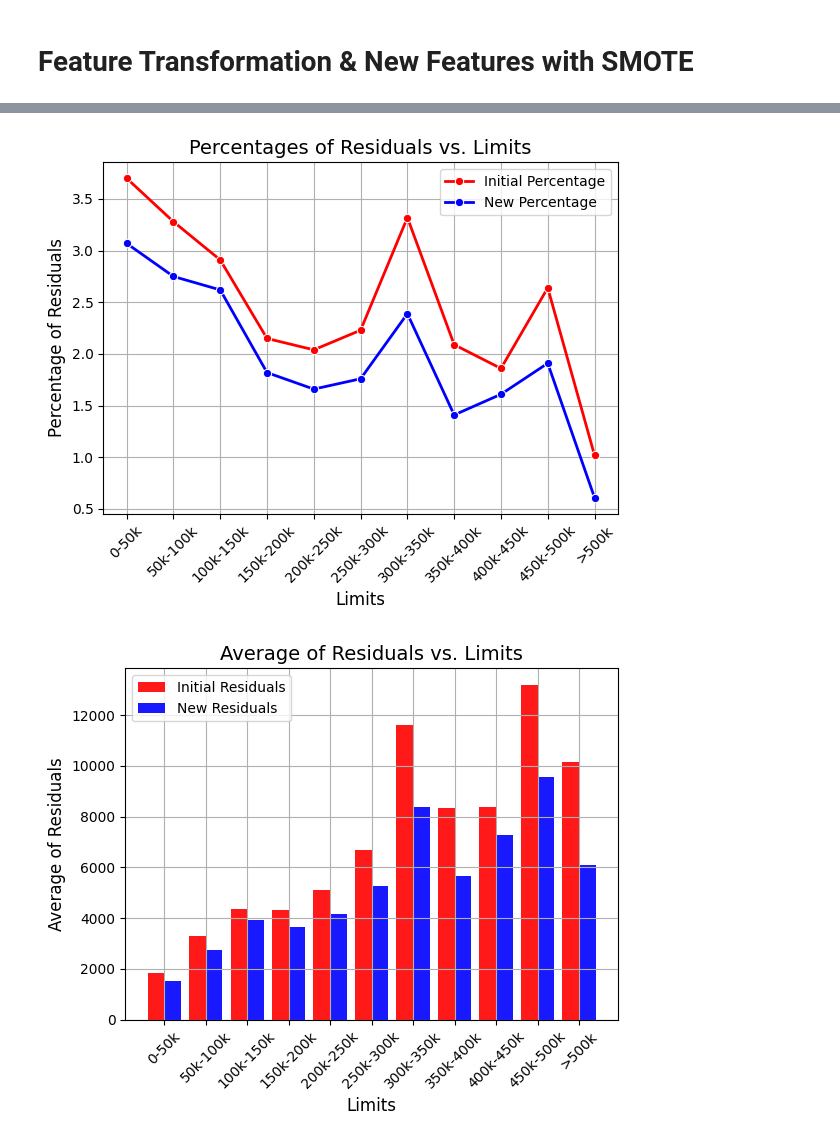
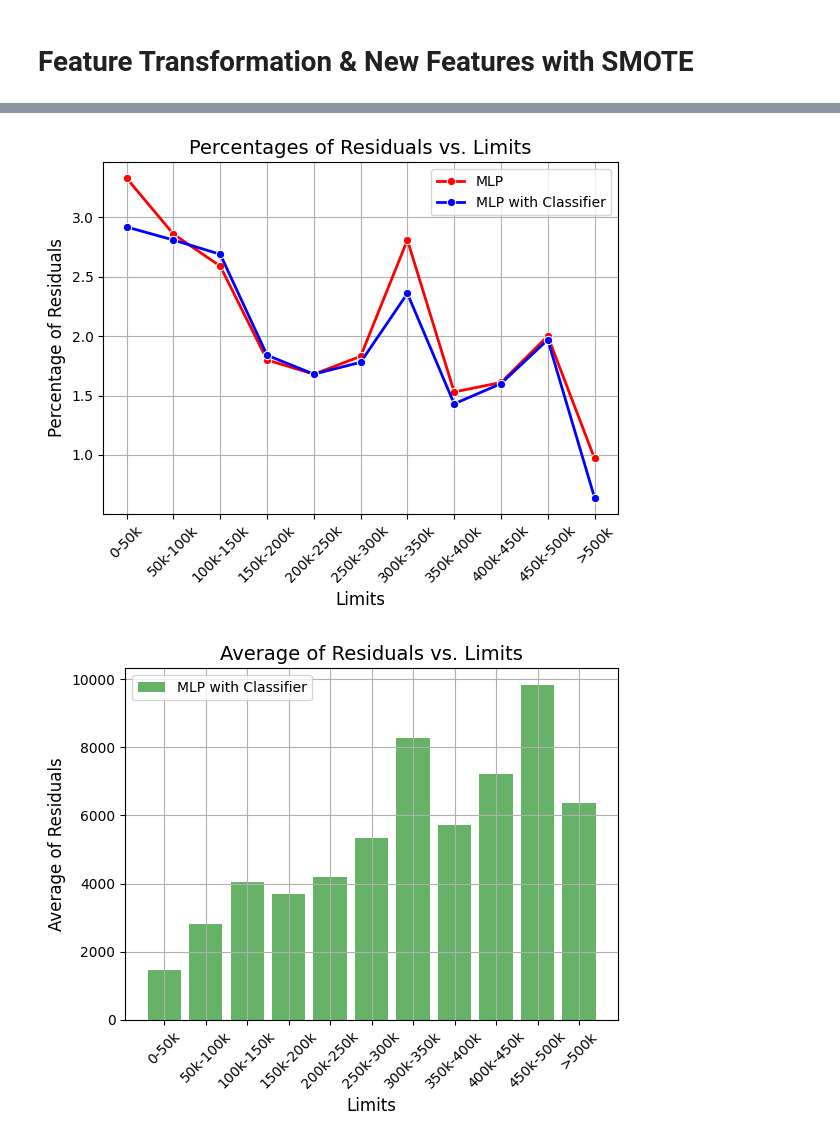
Before and after one commit to mkarayak24/Data_Mining_Project, a Jupyter notebook: final_notebook.ipynb, the cells around one changed output, grey strips where cells are left out. Drawn from its saved outputs; the diff is of its cells as text; code cells hidden in the pictures.

```diff
--- a/final_notebook.ipynb
+++ b/final_notebook.ipynb
@@ -150,10 +151,11 @@ y_pred_forest_simple = forest_model.predict(X_test)
 print(f"Random Forest RMSE: {root_mean_squared_error(y_test, y_pred_forest_simple)}")
 print(f"Random Forest with Classifier: {root_mean_squared_error(y_test, y_pred_forest_simple * (1 - y_pred_forest_class))}")
 
-mlp_model = MLPRegressor(random_state=42)
+mlp_model = MLPRegressor(random_state=42, max_iter=600, hidden_layer_sizes=(50, 25), alpha=0.01)
 mlp_model.fit(X_train, y_train)
-y_pred_mlp = mlp_model.predict(X_test)
-print(f"MLP RMSE: {root_mean_squared_error(y_test, y_pred_mlp)}")
-print(f"MLP with Classifier: {root_mean_squared_error(y_test, y_pred_mlp * (1 - y_pred_forest_class))}")
+y_pred_mlp_simple = mlp_model.predict(X_test)
+y_pred_mlp_simple = np.maximum(y_pred_mlp_simple, 0)
+print(f"MLP RMSE: {root_mean_squared_error(y_test, y_pred_mlp_simple)}")
+print(f"MLP with Classifier: {root_mean_squared_error(y_test, y_pred_mlp_simple * (1 - y_pred_forest_class))}")
 # %% [output]
 Linear Regression RMSE: 15231.35735283232
@@ -466,9 +457,10 @@ y_pred_forest = forest_model.predict(X_test)
 print(f"Random Forest RMSE: {root_mean_squared_error(y_test, y_pred_forest)}")
 print(f"Random Forest with Classifier: {root_mean_squared_error(y_test, y_pred_forest * (1 - y_pred_forest_class))}")
 
-mlp_model = MLPRegressor(random_state=42)
+mlp_model = MLPRegressor(random_state=42, max_iter=600, hidden_layer_sizes=(50, 25), alpha=0.01, activation= 'relu')
 mlp_model.fit(X_train, y_train)
 y_pred_mlp = mlp_model.predict(X_test)
+y_pred_mlp = np.maximum(y_pred_mlp, 0)
 print(f"MLP RMSE: {root_mean_squared_error(y_test, y_pred_mlp)}")
 print(f"MLP with Classifier: {root_mean_squared_error(y_test, y_pred_mlp * (1 - y_pred_forest_class))}")
 # %% [output]
@@ -481,6 +472,0 @@ MLP with Classifier: 14050.052825591387
-# %%
-mlp_model = MLPRegressor(random_state=42, max_iter=600, hidden_layer_sizes=(50, 25), alpha=0.01)
-mlp_model.fit(X_train, y_train)
-y_pred_mlp = mlp_model.predict(X_test)
-print(f"MLP RMSE: {root_mean_squared_error(y_test, y_pred_mlp)}")
-print(f"MLP with Classifier: {root_mean_squared_error(y_test, y_pred_mlp * (1 - y_pred_forest_class))}")
@@ -490,11 +473,14 @@ MLP with Classifier: 13579.992141897546
 # %%
 residuals = y_test - y_pred_mlp * (1 - y_pred_forest_class)
-residuals_simple = y_test - y_pred_linear_simple
+residuals_simple = y_test - y_pred_mlp_simple
 
 # Create DataFrame
 temp_df = pd.DataFrame({"Bill_Range": X_test_copy['LIMIT_BAL_BIN'],
                         "Residuals": abs(residuals),
-                        "Simple Residuals": abs(residuals_simple)})
+                        "Simple Residuals": abs(residuals_simple),
+                        "Predicted": y_pred_mlp * (1 - y_pred_forest_class),
+                        "Simple Predicted": y_pred_mlp,
+                        "Actual": y_test})
 
 # Compute average residuals for each bin
 mean_residuals = temp_df.groupby("Bill_Range")["Residuals"].mean().reset_index()
@@ -522,8 +508,8 @@ print(mean_residuals)
 # Plot the average residuals and percentage of bills in each range on the same plot
 fig, ax1 = plt.subplots(figsize=(6, 5))
 
-line1 = sns.lineplot(x="Bill_Range", y="Simple Percentage", data=mean_residuals, color="red", marker="o", ax=ax1, linewidth=2, label="Initial Percentage")
-line2 = sns.lineplot(x="Bill_Range", y="Percentage", data=mean_residuals, color="blue", marker="o", ax=ax1, linewidth=2, label="New Percentage")
+line1 = sns.lineplot(x="Bill_Range", y="Simple Percentage", data=mean_residuals, color="red", marker="o", ax=ax1, linewidth=2, label="MLP")
+line2 = sns.lineplot(x="Bill_Range", y="Percentage", data=mean_residuals, color="blue", marker="o", ax=ax1, linewidth=2, label="MLP with Classifier")
 ax1.set_ylabel("Percentage of Residuals", color="black", fontsize=12)
 ax1.tick_params(axis='y', labelcolor="black")
 ax1.set_xlabel("Limits", color="black", fontsize=12)
@@ -535,24 +521,23 @@ plt.tight_layout()
 plt.grid()
 plt.show()
 # %% [output]
-[figure, old version]
+[figure, new version]
 # %%
 # Define number of bars and their x-coordinates
 N = len(mean_residuals)
 ind = np.arange(N)  # x locations for groups
-width = 0.4 # Width of the bars
+width = 0.8 # Width of the bars
 
 # Create figure
 fig, ax = plt.subplots(figsize=(6, 5))
 plt.grid()
-bar1 = plt.bar(ind - width/2, mean_residuals["Simple Residuals"], width, label="Initial Residuals", color="red", alpha=0.9)
-bar2 = plt.bar(ind + width/2, mean_residuals["Residuals"], width, label="New Residuals", color="blue", alpha=0.9)
+bar1 = plt.bar(ind, mean_residuals["Residuals"], width, label="MLP with Classifier", color="green", alpha=0.6)
 plt.xlabel("Limits", fontsize=12)
 plt.ylabel("Average of Residuals", fontsize=12)
 plt.title("Average of Residuals vs. Limits", fontsize=14)
 plt.xticks(ticks=np.arange(0, 11), labels=["0-50k", "50k-100k", "100k-150k", "150k-200k", "200k-250k", "250k-300k", "300k-350k", "350k-400k", "400k-450k", "450k-500k", ">500k"], rotation=45)
 plt.legend(loc='upper left')
 plt.tight_layout()
 plt.show()
 # %% [output]
-[figure, old version]
+[figure, new version]
```
Also changed, not shown: parts of 18 cells of this notebook, 1 other file.
